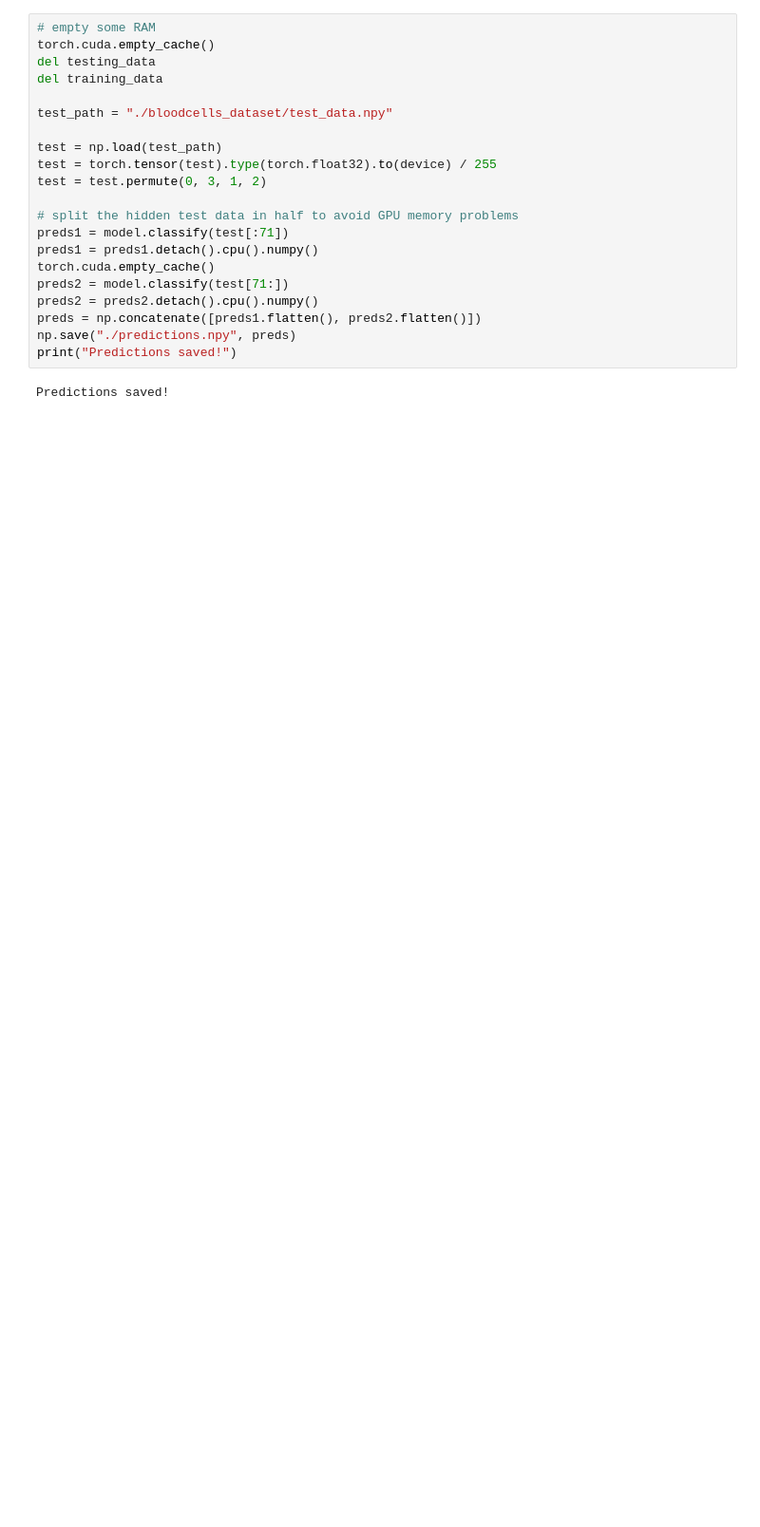
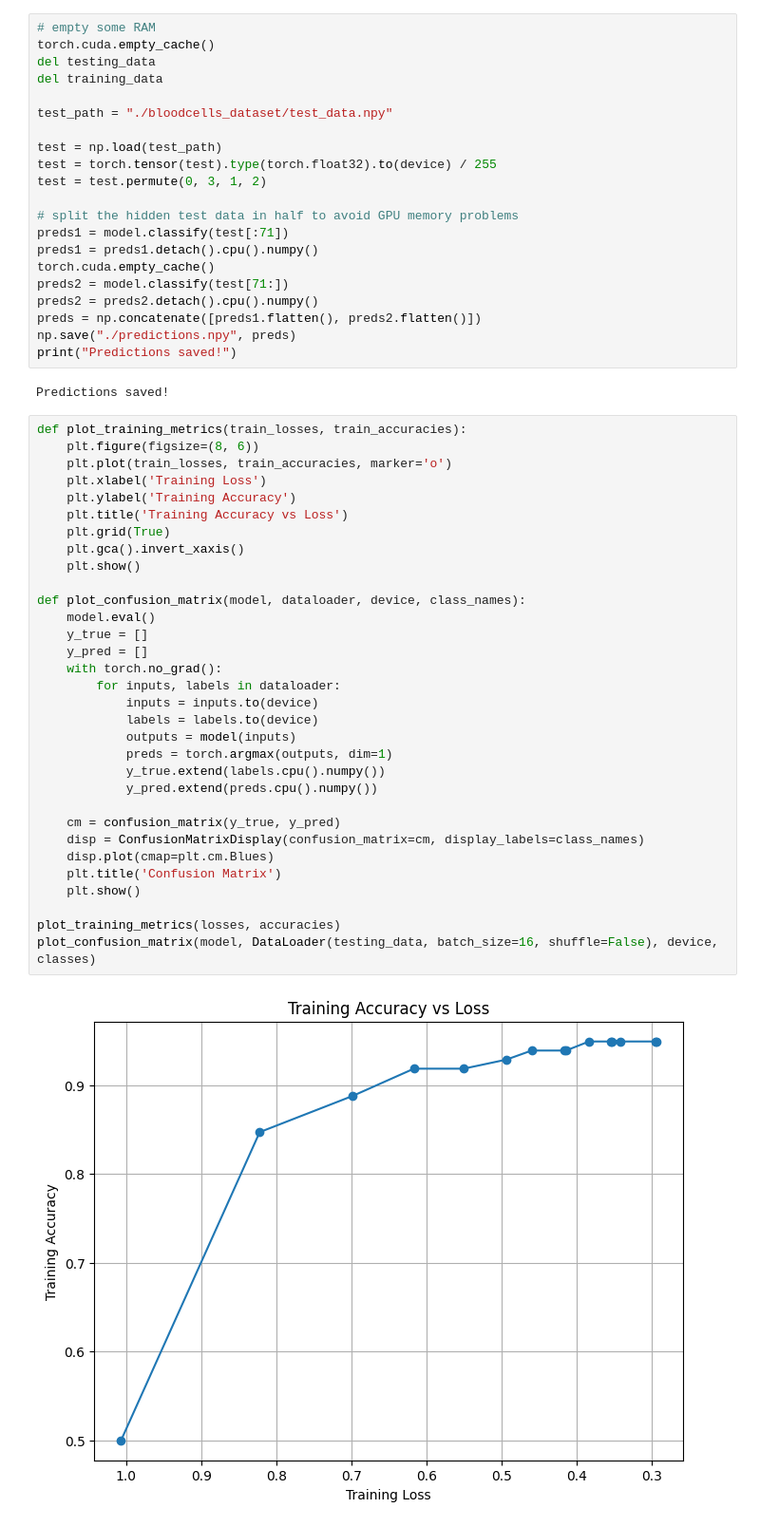
Before and after one commit to dongsukim1/Image_Classification, a Jupyter notebook: image_classification_project.ipynb, the cells around one changed output. Shown at 95% size. Cells and saved outputs as stored; diff of their text form; blank space fills up the shorter version.

```diff
--- a/image_classification_project.ipynb
+++ b/image_classification_project.ipynb
@@ -280,3 +319,37 @@ np.save("./predictions.npy", preds)
 print("Predictions saved!")
 # %% [output]
 Predictions saved!
+# %%
+def plot_training_metrics(train_losses, train_accuracies):
+    plt.figure(figsize=(8, 6))
+    plt.plot(train_losses, train_accuracies, marker='o')
+    plt.xlabel('Training Loss')
+    plt.ylabel('Training Accuracy')
+    plt.title('Training Accuracy vs Loss')
+    plt.grid(True)
+    plt.gca().invert_xaxis()
+    plt.show()
+
+def plot_confusion_matrix(model, dataloader, device, class_names):
+    model.eval()
+    y_true = []
+    y_pred = []
+    with torch.no_grad():
+        for inputs, labels in dataloader:
+            inputs = inputs.to(device)
+            labels = labels.to(device)
+            outputs = model(inputs)
+            preds = torch.argmax(outputs, dim=1)
+            y_true.extend(labels.cpu().numpy())
+            y_pred.extend(preds.cpu().numpy())
+
+    cm = confusion_matrix(y_true, y_pred)
+    disp = ConfusionMatrixDisplay(confusion_matrix=cm, display_labels=class_names)
+    disp.plot(cmap=plt.cm.Blues)
+    plt.title('Confusion Matrix')
+    plt.show()
+
+plot_training_metrics(losses, accuracies)
+plot_confusion_matrix(model, DataLoader(testing_data, batch_size=16, shuffle=False), device, classes)
+# %% [output]
+[figure, added]
```
Also changed, not shown: parts of 7 cells of this notebook, 1 other file.
